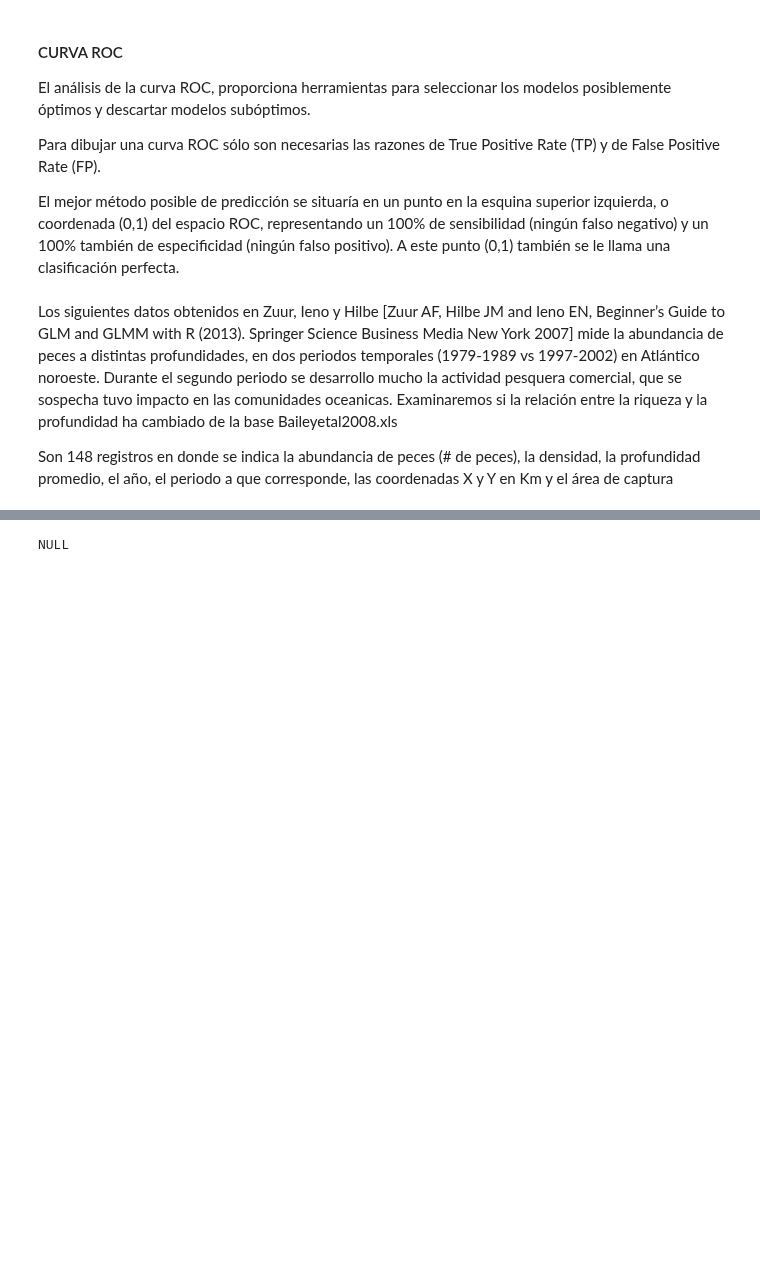
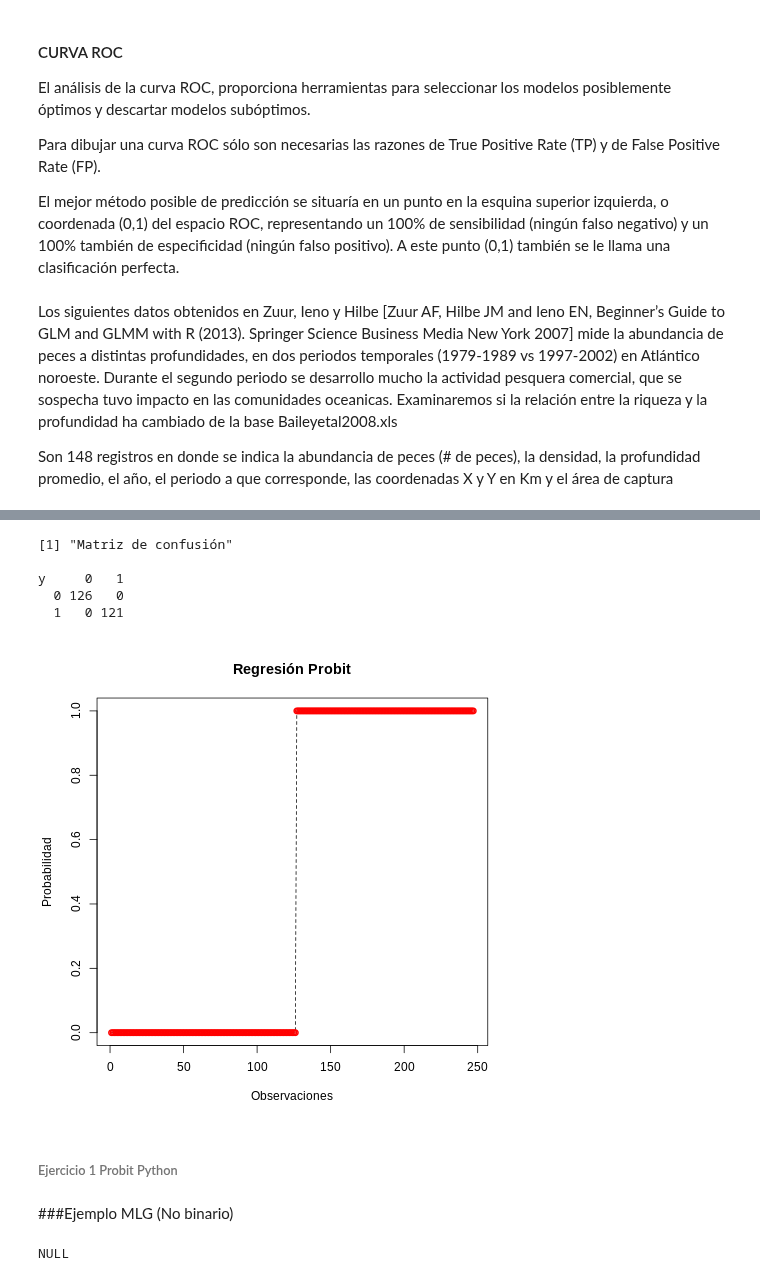
Before and after one commit to pikey-msc/AprendizMaquina, a Jupyter notebook: 2023-1/Regresion/Regresion.ipynb, the cells around one changed output, grey strips where cells are left out. Drawn from its saved outputs; the diff is of its cells as text; code cells hidden in the pictures; blank space fills up the shorter version.

```diff
--- a/2023-1/Regresion/Regresion.ipynb
+++ b/2023-1/Regresion/Regresion.ipynb
@@ -567,3 +777,28 @@ Son 148 registros en donde se indica la abundancia de peces (# de peces), la den
+# %%
+%%R
+
+ptol=0.5
+yest=pnorm(xext%*%as.matrix(yprobr$coef),0,1)
+
+#print(confusionMatrix(as.factor(y), as.factor(ylogr$fit)))
+#matriz de confusión
+print("Matriz de confusión")
+print(table(y,ifelse(yest<0.5,0,1)))
+
+plot(y,type="l", lty=2, xlab="Observaciones",
+  ylab="Probabilidad", main="Regresión Probit")
+points(yest, lwd=2, col=colors[1])
+# %% [output]
+[1] "Matriz de confusión"
+
+y     0   1
+  0 126   0
+  1   0 121
+[figure, added]
+# %% [markdown]
+###### Ejercicio 1 Probit Python
+# %% [markdown]
+###Ejemplo MLG (No binario)
 # %%
 %%R
 # La opción na.action nos permite indicar que debe hacer el modelo ante variables Nulas.
```
Also changed, not shown: parts of 86 cells of this notebook.
